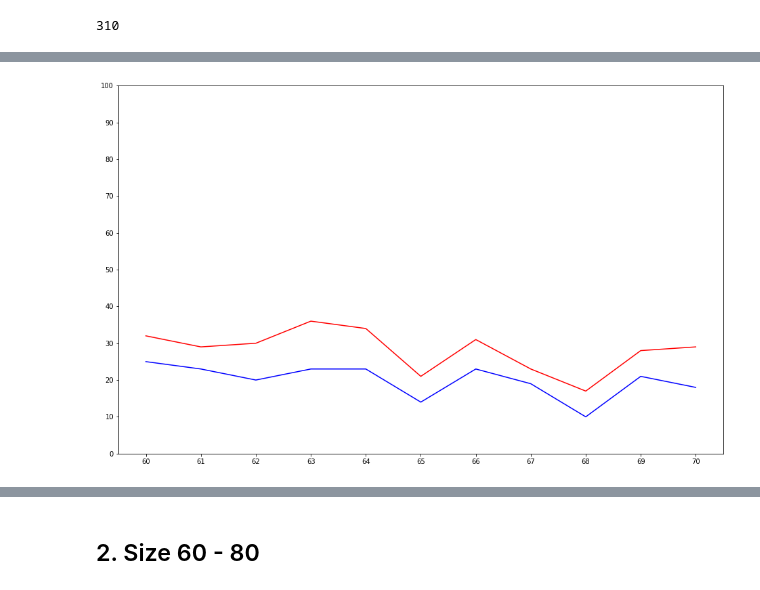
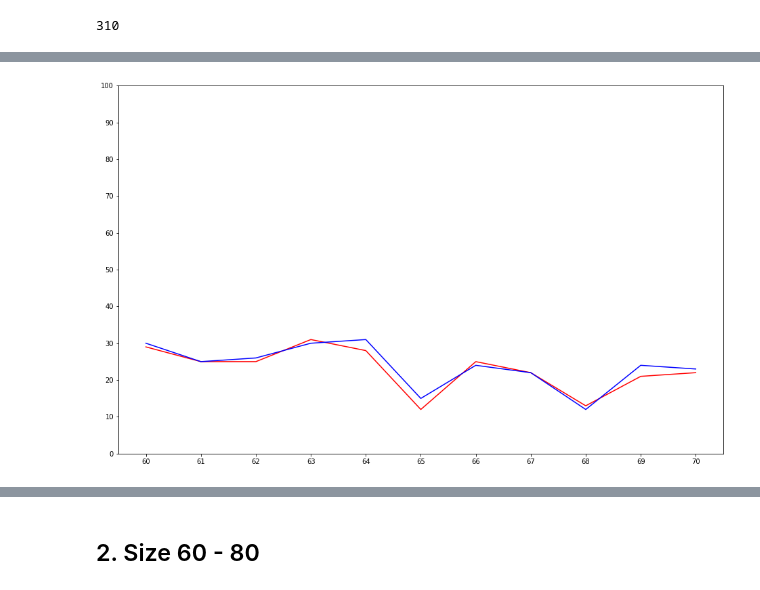
Before and after one commit to tranleanh/leanh-collections, a Jupyter notebook: gt_tp_fp_graphs_run.ipynb, the cells around one changed output, grey strips where cells are left out. Saved outputs shown, nothing was run; the diff lists cells and outputs as text; code cells hidden in the pictures.

```diff
--- a/gt_tp_fp_graphs_run.ipynb
+++ b/gt_tp_fp_graphs_run.ipynb
@@ -152,10 +177,11 @@ print(det_num_sizes_60_70)
 # %%
 plt.figure(figsize = (16, 10))
 plt.ylim(0, 100)
 plt.yticks(np.arange(0, 100+1, 10))
 plt.xticks(np.arange(60, 70+1, 1.0))
-plt.plot(sizes, gt_num_sizes, "r")
-plt.plot(sizes, det_num_sizes_60_70, "b")
+plt.plot(sizes, det_num_sizes_60_70_tested_by_nonsmall_20, "r")
+plt.plot(sizes, det_num_sizes_60_70_enhanced_ver2, "b")
+# plt.plot(sizes, det_num_sizes_60_70_e, "g")
 plt.show()
 # %% [output]
-[figure, old version]
+[figure, new version]
```
Also changed, not shown: parts of 33 cells of this notebook, 1 other file.
